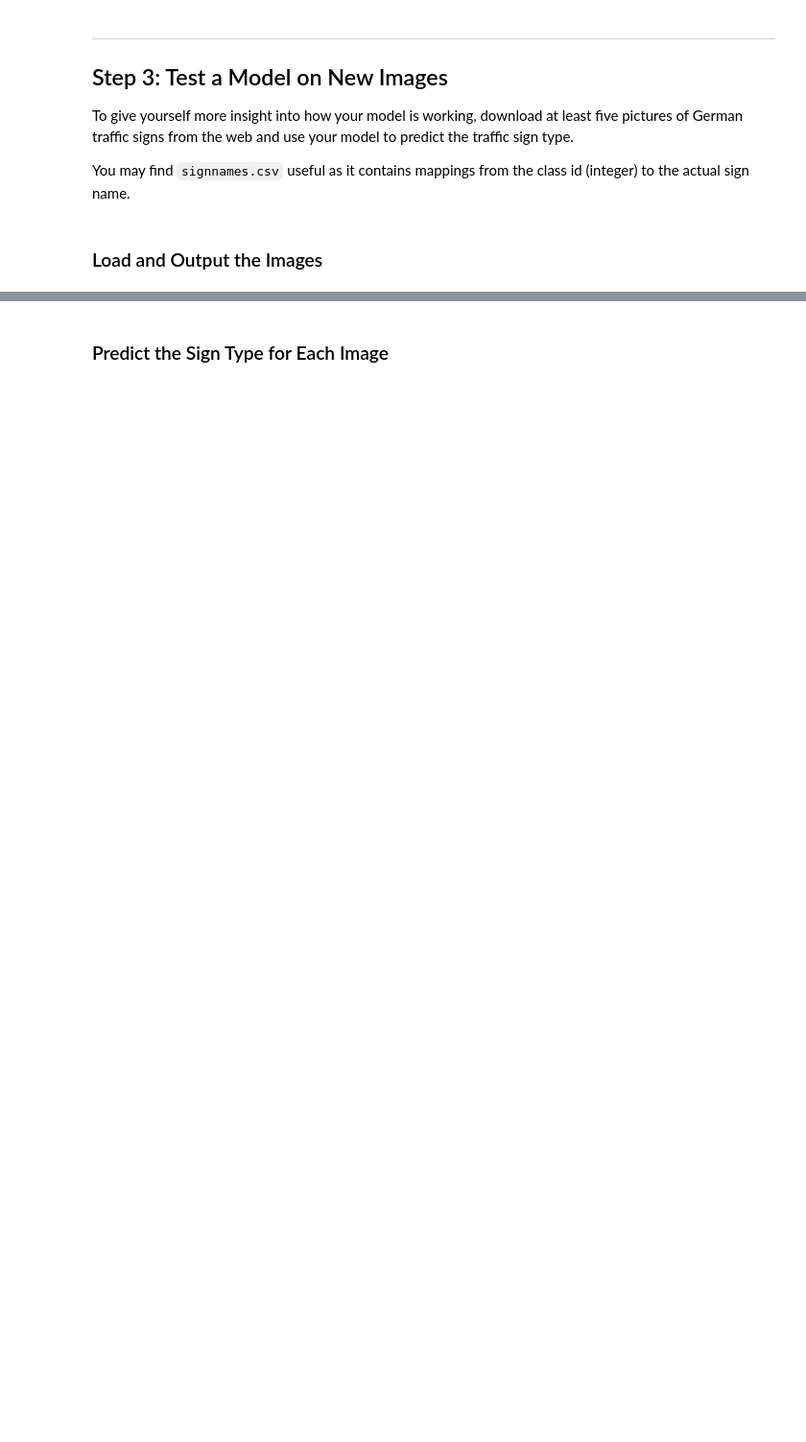
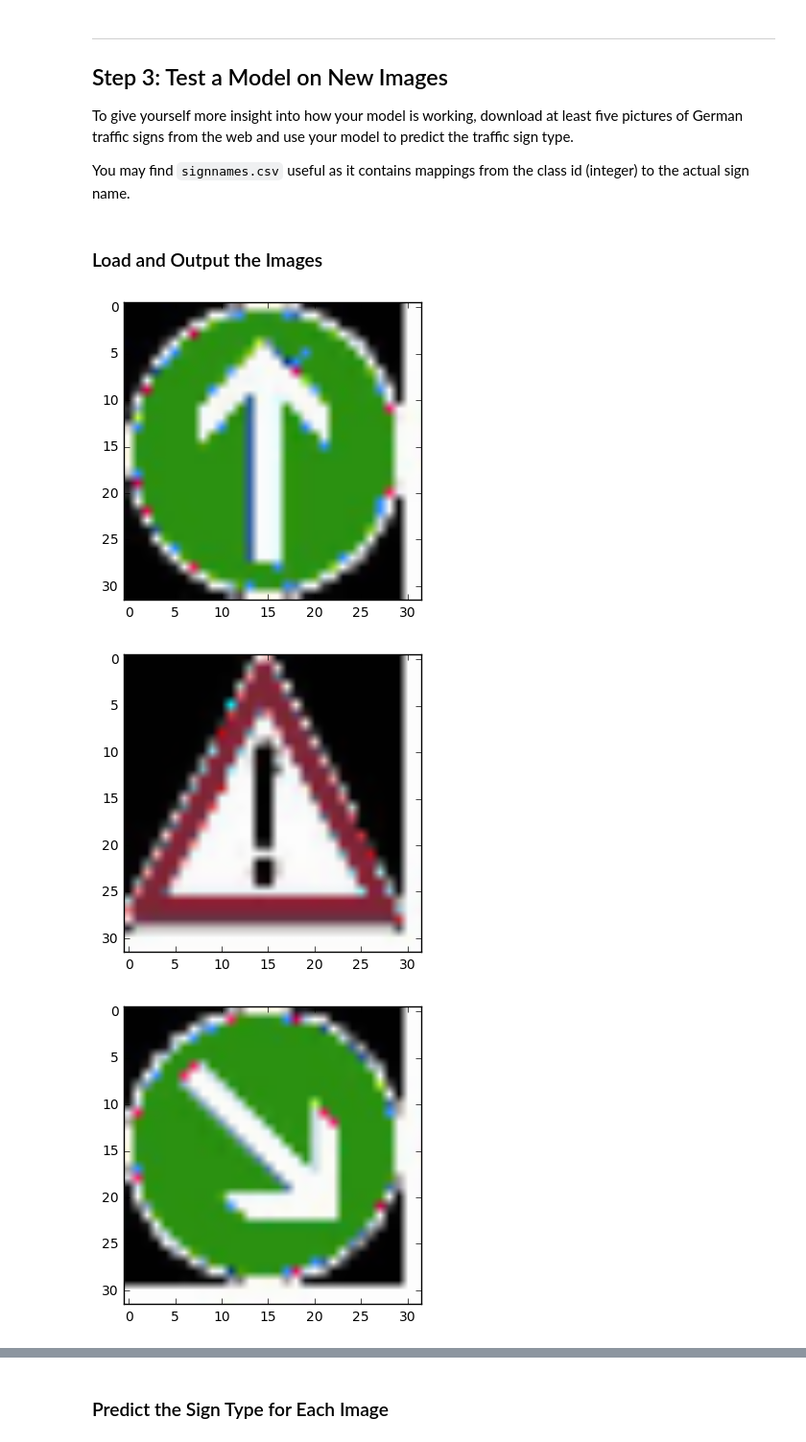
Before and after one commit to propellingbits/P2-Traffic-Sign-Classifier, a Jupyter notebook: Traffic_Sign_Classifier.ipynb, the cells around one changed output, grey strips where cells are left out. Shown at 96% size. Cells and saved outputs as stored; diff of their text form; code cells hidden in the pictures; blank space fills up the shorter version.

```diff
--- a/Traffic_Sign_Classifier.ipynb
+++ b/Traffic_Sign_Classifier.ipynb
@@ -455,0 +530,25 @@ def evaluate(X_data, y_data):
+# %%
+import matplotlib.image as mpimg
+
+new_imgs_labels = [35, 18, 38, 25, 25, 14]
+imageNames = ['ahead-only.jpg', 'general-caution.jpg', 'keep-right.jpg', 'road-work.jpg', 'construction.jpg', 'stop.jpg']
+
+#'speed-limit.jpg', 'speed-limit2.jpg'
+
+images = []
+
+for imgName in imageNames:
+    img = mpimg.imread('new-traffic-signs/2/' + imgName)
+    img = preprocess_image(img)
+    img = cv2.resize(img,(32,32))
+    images.append(img)
+    plt.imshow(img)
+    plt.show()
+
+extra_features = images
+extra_labels = imageNames
+extra_img_count = len(extra_features)
+# %% [output]
+[figure, added]
+[figure, added]
+[figure, added]
```
Also changed, not shown: parts of 9 cells of this notebook.
